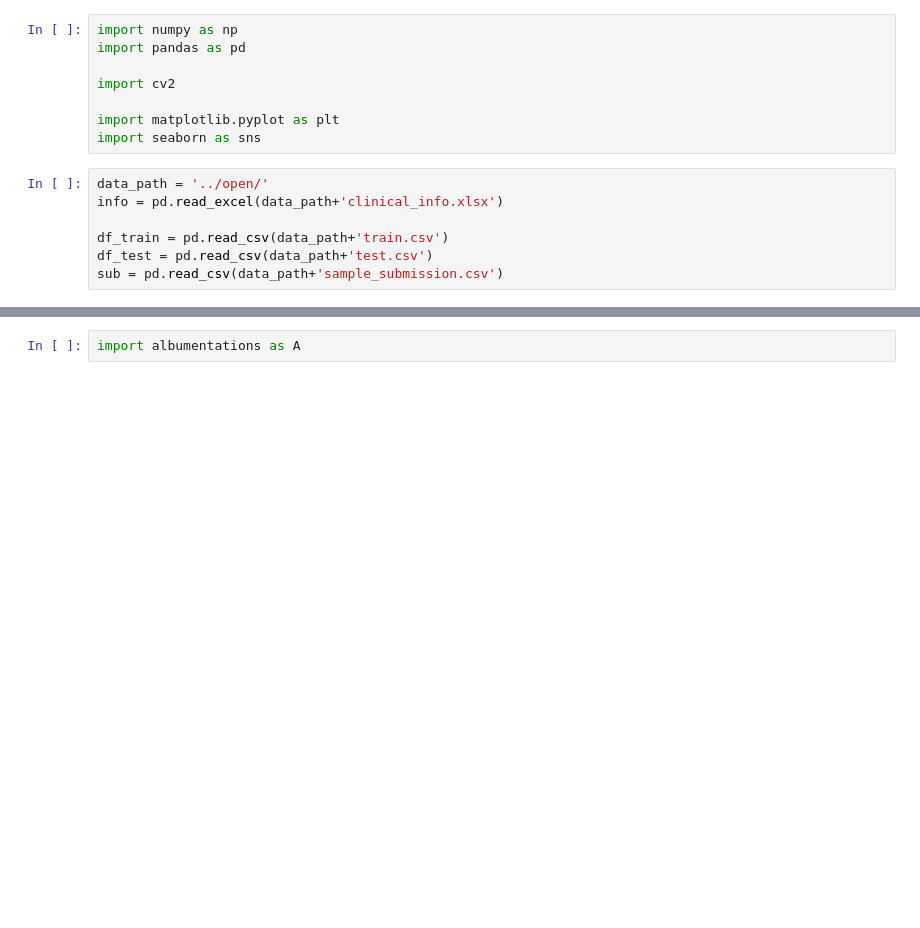
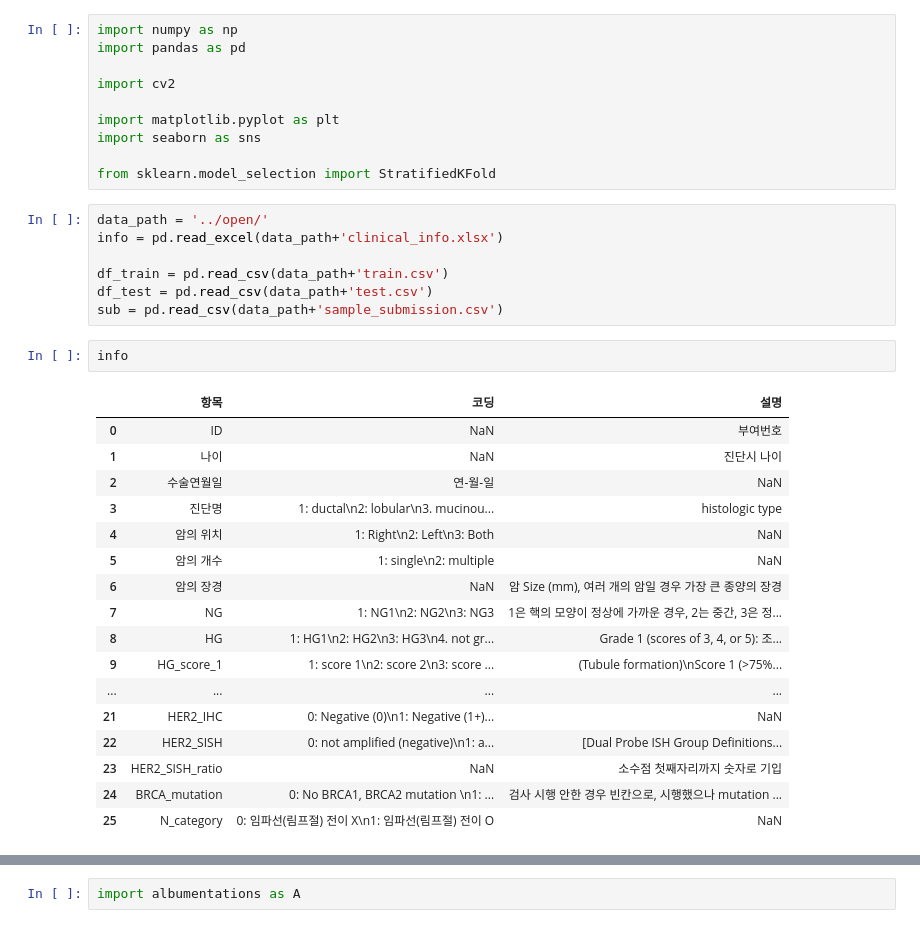
Before and after one commit to hyeonho1028/Prediction-of-breast-cancer-lymph-node-metastasis, a Jupyter notebook: src/eda.ipynb, the cells around one changed output, grey strips where cells are left out. Drawn from its saved outputs; the diff is of its cells as text; blank space fills up the shorter version.

```diff
--- a/src/eda.ipynb
+++ b/src/eda.ipynb
@@ -6,6 +6,8 @@ import cv2
 
 import matplotlib.pyplot as plt
 import seaborn as sns
+
+from sklearn.model_selection import StratifiedKFold
 # %%
 data_path = '../open/'
 info = pd.read_excel(data_path+'clinical_info.xlsx')
@@ -13,3 +15,23 @@ info = pd.read_excel(data_path+'clinical_info.xlsx')
 df_train = pd.read_csv(data_path+'train.csv')
 df_test = pd.read_csv(data_path+'test.csv')
 sub = pd.read_csv(data_path+'sample_submission.csv')
+# %%
+info
+# %% [output]
+|  | 항목 | 코딩 | 설명 |
+| 0 | ID | NaN | 부여번호 |
+| 1 | 나이 | NaN | 진단시 나이 |
+| 2 | 수술연월일 | 연-월-일 | NaN |
+| 3 | 진단명 | 1: ductal\n2: lobular\n3. mucinou... | histologic type |
+| 4 | 암의 위치 | 1: Right\n2: Left\n3: Both | NaN |
+| 5 | 암의 개수 | 1: single\n2: multiple | NaN |
+| 6 | 암의 장경 | NaN | 암 Size (mm), 여러 개의 암일 경우 가장 큰 종양의 장경 |
+| 7 | NG | 1: NG1\n2: NG2\n3: NG3 | 1은 핵의 모양이 정상에 가까운 경우, 2는 중간, 3은 정... |
+| 8 | HG | 1: HG1\n2: HG2\n3: HG3\n4. not gr... | Grade 1 (scores of 3, 4, or 5): 조... |
+| 9 | HG_score_1 | 1: score 1\n2: score 2\n3: score ... | (Tubule formation)\nScore 1 (>75%... |
+| ... | ... | ... | ... |
+| 21 | HER2_IHC | 0: Negative (0)\n1: Negative (1+)... | NaN |
+| 22 | HER2_SISH | 0: not amplified (negative)\n1: a... | [Dual Probe ISH Group Definitions... |
+| 23 | HER2_SISH_ratio | NaN | 소수점 첫째자리까지 숫자로 기입 |
+| 24 | BRCA_mutation | 0: No BRCA1, BRCA2 mutation \n1: ... | 검사 시행 안한 경우 빈칸으로, 시행했으나 mutation ... |
+| 25 | N_category | 0: 임파선(림프절) 전이 X\n1: 임파선(림프절) 전이 O | NaN |
```
Also changed, not shown: parts of 50 cells of this notebook, 8 other files.
